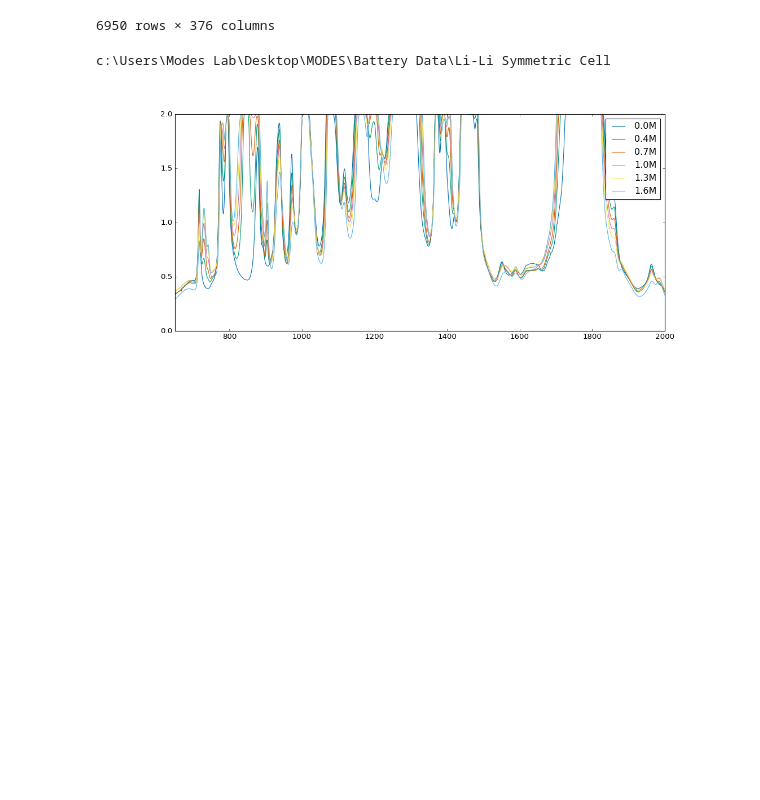
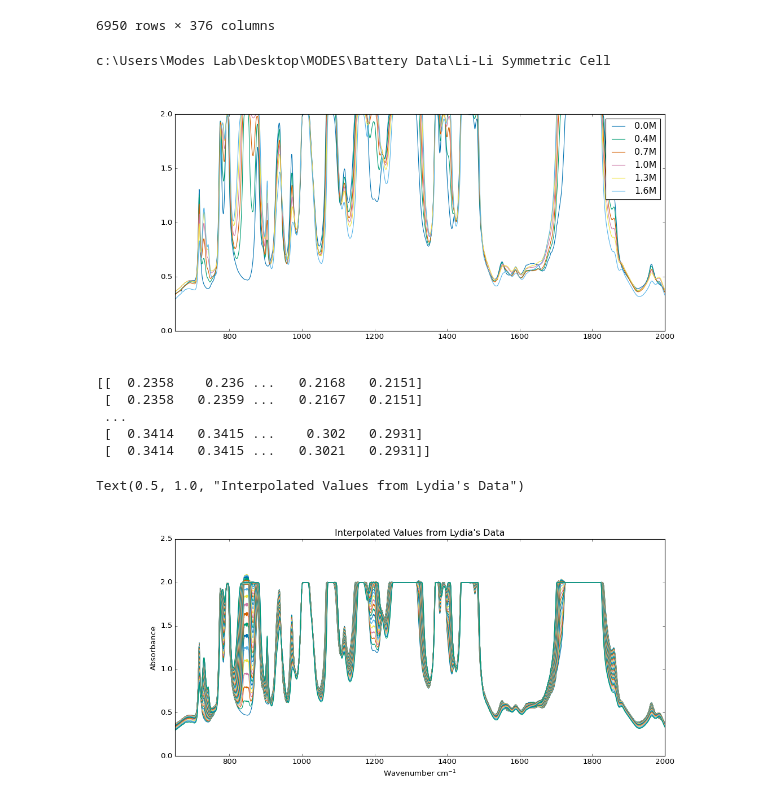
Before and after one commit to MODESBYU/MODES, a Jupyter notebook: Battery Data/Li-Li Symmetric Cell/Diagnostics/Mass_importation.ipynb, the cells around one changed output. Saved outputs shown, nothing was run; the diff lists cells and outputs as text; code cells hidden in the pictures; blank space fills up the shorter version.

```diff
--- a/Battery Data/Li-Li Symmetric Cell/Diagnostics/Mass_importation.ipynb
+++ b/Battery Data/Li-Li Symmetric Cell/Diagnostics/Mass_importation.ipynb
@@ -158,3 +162,39 @@ plt.legend()
 plt.show()
 # %% [output]
 [figure]
+# %%
+absorbances = np.array([data[titles[1]],data[titles[2]],data[titles[3]],data[titles[4]],data[titles[5]],data[titles[6]]])
+wavenumbers = data['Wavenumber (cm^-1)']
+concentrations = np.array([0.0,0.4,0.7,1.0,1.3,1.6])
+
+# Create an array for the new concentrations from 0M to 1.6M
+new_concentrations = np.linspace(0, 1.6, 50)
+
+# Create a 2D grid for the new concentrations and wavenumbers
+new_concentrations_grid, wavenumbers_grid = np.meshgrid(new_concentrations, wavenumbers)
+
+# Flatten the arrays for the griddata function
+points = np.array([concentrations.repeat(wavenumbers.size), np.tile(wavenumbers, concentrations.size)]).T
+values = absorbances.flatten()
+
+# Interpolate the absorbance for each wavenumber and concentration
+new_absorbances = griddata(points, values, (new_concentrations_grid, wavenumbers_grid), method='cubic')
+
+print(new_absorbances)
+
+# plot the interpolated data
+plt.figure(figsize=(14,6))
+for i in range(len(new_concentrations)):
+    plt.plot(wavenumbers,new_absorbances[:,i])
+    plt.xlim(650,2000)
+plt.ylabel("Absorbance")
+plt.xlabel("Wavenumber $cm^{-1}$")
+plt.title("Interpolated Values from Lydia's Data")
+# %% [output]
+[[  0.2358    0.236 ...   0.2168   0.2151]
+ [  0.2358   0.2359 ...   0.2167   0.2151]
+ ...
+ [  0.3414   0.3415 ...    0.302   0.2931]
+ [  0.3414   0.3415 ...   0.3021   0.2931]]
+Text(0.5, 1.0, "Interpolated Values from Lydia's Data")
+[figure, added]
```
Also changed, not shown: parts of 5 cells of this notebook.
